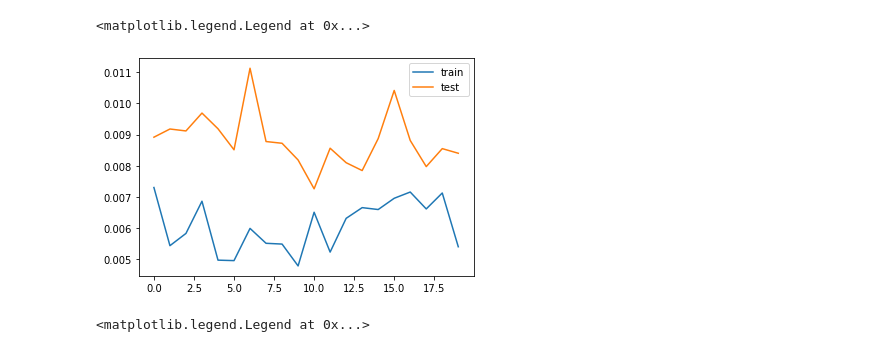
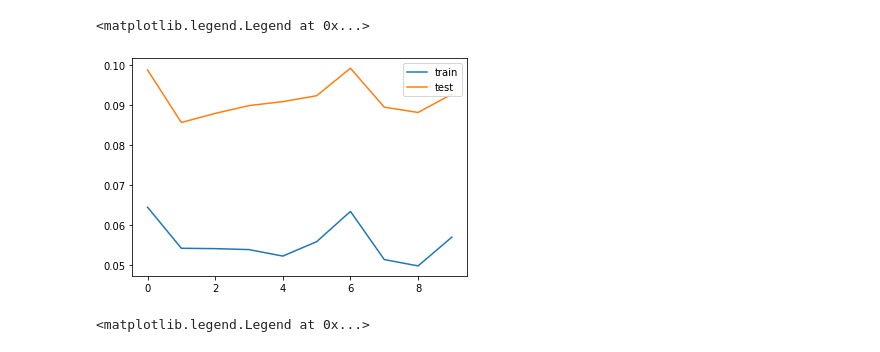
Before and after one commit to kaishxu/ProbabilisticLoadForecasting, a Jupyter notebook: forecasting/qr/demo_qrnn.ipynb, the cells around one changed output. Drawn from its saved outputs; the diff is of its cells as text; code cells hidden in the pictures.

```diff
--- a/forecasting/qr/demo_qrnn.ipynb
+++ b/forecasting/qr/demo_qrnn.ipynb
@@ -91,13 +93,16 @@ import numpy as np
 
 train = np.load('qrnn_train.npy')
 test = np.load('qrnn_test.npy')
+# %%
+train_sum = np.sum(train, axis=1)
+test_sum = np.sum(test, axis=1)
 # %%
-plt.plot(train)
-plt.plot(test)
+plt.plot(train_sum)
+plt.plot(test_sum)
 plt.legend(['train', 'test'], loc='upper right')
 # %% [output]
 <matplotlib.legend.Legend at 0x...>
-[figure, old version]
+[figure, new version]
 # %%
 plt.plot(train[:, 0])
 plt.plot(train[:, 1])
```
Also changed, not shown: parts of 2 cells of this notebook, 3 other files.
